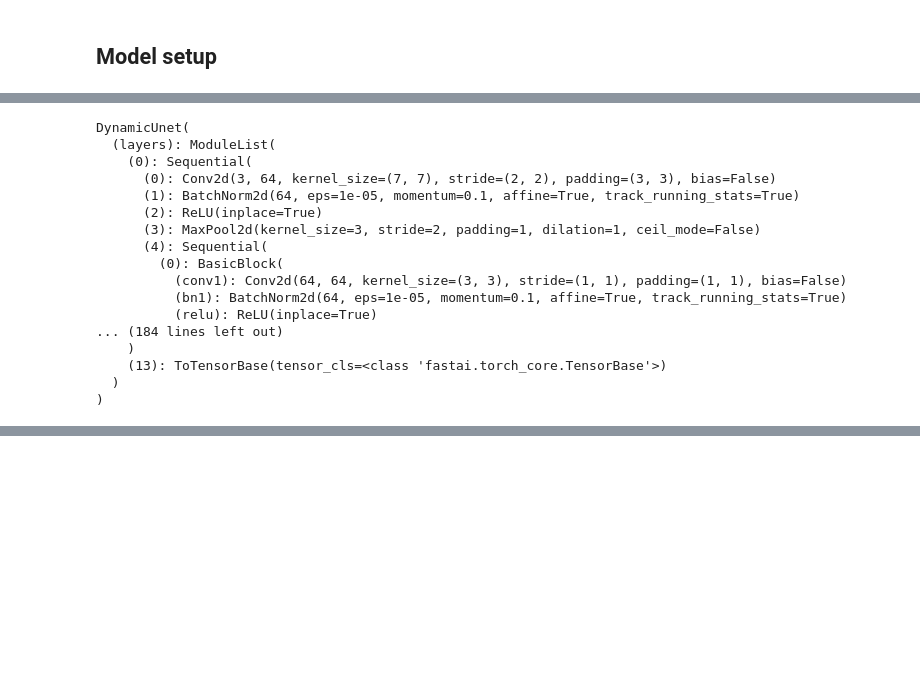
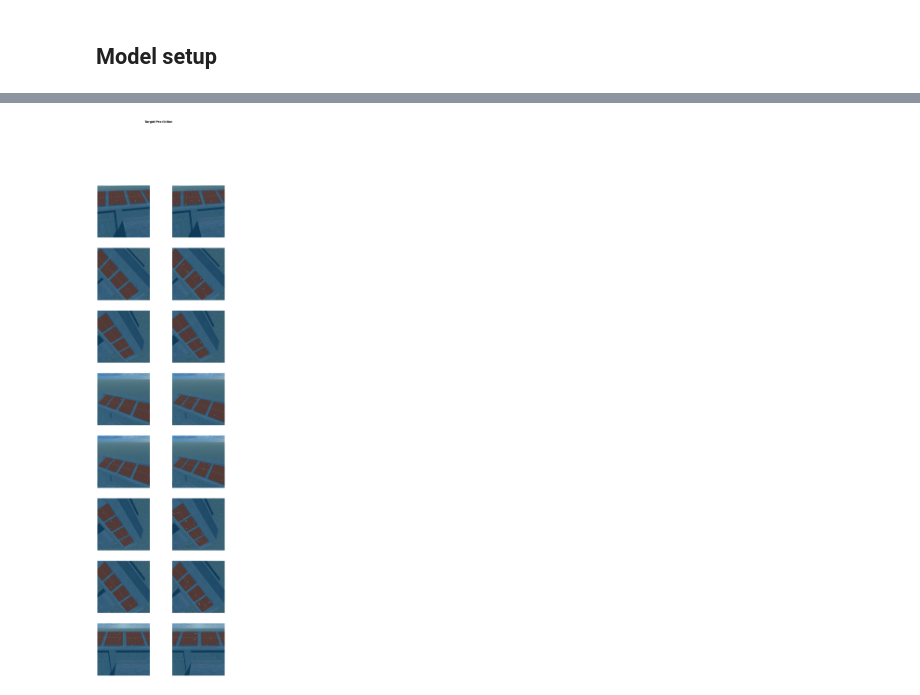
Before and after one commit to lgvaz/solar-panel, a Jupyter notebook: notebooks/fastai_train.ipynb, the cells around one changed output, grey strips where cells are left out. Cells and saved outputs as stored; diff of their text form; code cells hidden in the pictures; blank space fills up the shorter version.

```diff
--- a/notebooks/fastai_train.ipynb
+++ b/notebooks/fastai_train.ipynb
@@ -63,2 +98,17 @@ dls.show_batch(unique=True)
+# %%
+def single_class_acc(inp, targ, class_i, axis=1):
+    targ = cast(targ.squeeze(1), TensorBase)
+    mask = targ == class_i
+    return (inp.argmax(dim=axis)[mask]==targ[mask]).float().mean()
+
+def panel_acc(inp, targ, axis=1):
+    return single_class_acc(inp, targ, 1, axis=axis)
+
+def fault_acc(inp, targ, axis=1):
+    return single_class_acc(inp, targ, 2, axis=axis)
 # %% [markdown]
 ## Model setup
+# %%
+metrics = [foreground_acc, panel_acc, fault_acc, DiceMulti]
+# %%
+loss_func = CrossEntropyLossFlat(axis=1, weight=tensor([1.0, 1.0, 10.0]).cuda())
@@ -65,3 +140,4 @@ dls.show_batch(unique=True)
 # %%
-metrics = [foreground_acc, DiceMulti]
-learn = unet_learner(dls, resnet18, n_out=3, metrics=metrics)
+# 480
+learn = unet_learner(dls, resnet34, n_out=3, metrics=metrics, loss_func=loss_func)
+learn.fine_tune(10, 1e-3)
@@ -68,20 +158,3 @@ learn = unet_learner(dls, resnet18, n_out=3, metrics=metrics)
-# %%
-learn.model
-# %% [output]
-DynamicUnet(
-  (layers): ModuleList(
-    (0): Sequential(
-      (0): Conv2d(3, 64, kernel_size=(7, 7), stride=(2, 2), padding=(3, 3), bias=False)
-      (1): BatchNorm2d(64, eps=1e-05, momentum=0.1, affine=True, track_running_stats=True)
-      (2): ReLU(inplace=True)
-      (3): MaxPool2d(kernel_size=3, stride=2, padding=1, dilation=1, ceil_mode=False)
-      (4): Sequential(
-        (0): BasicBlock(
-          (conv1): Conv2d(64, 64, kernel_size=(3, 3), stride=(1, 1), padding=(1, 1), bias=False)
-          (bn1): BatchNorm2d(64, eps=1e-05, momentum=0.1, affine=True, track_running_stats=True)
-          (relu): ReLU(inplace=True)
-... (184 lines left out)
-    )
-    (13): ToTensorBase(tensor_cls=<class 'fastai.torch_core.TensorBase'>)
-  )
-)
+# %%
+learn.show_results(figsize=(12, 44))
+# %% [output]
@@ -87,0 +162 @@ DynamicUnet(
+[figure, added]
```
Also changed, not shown: parts of 20 cells of this notebook.
